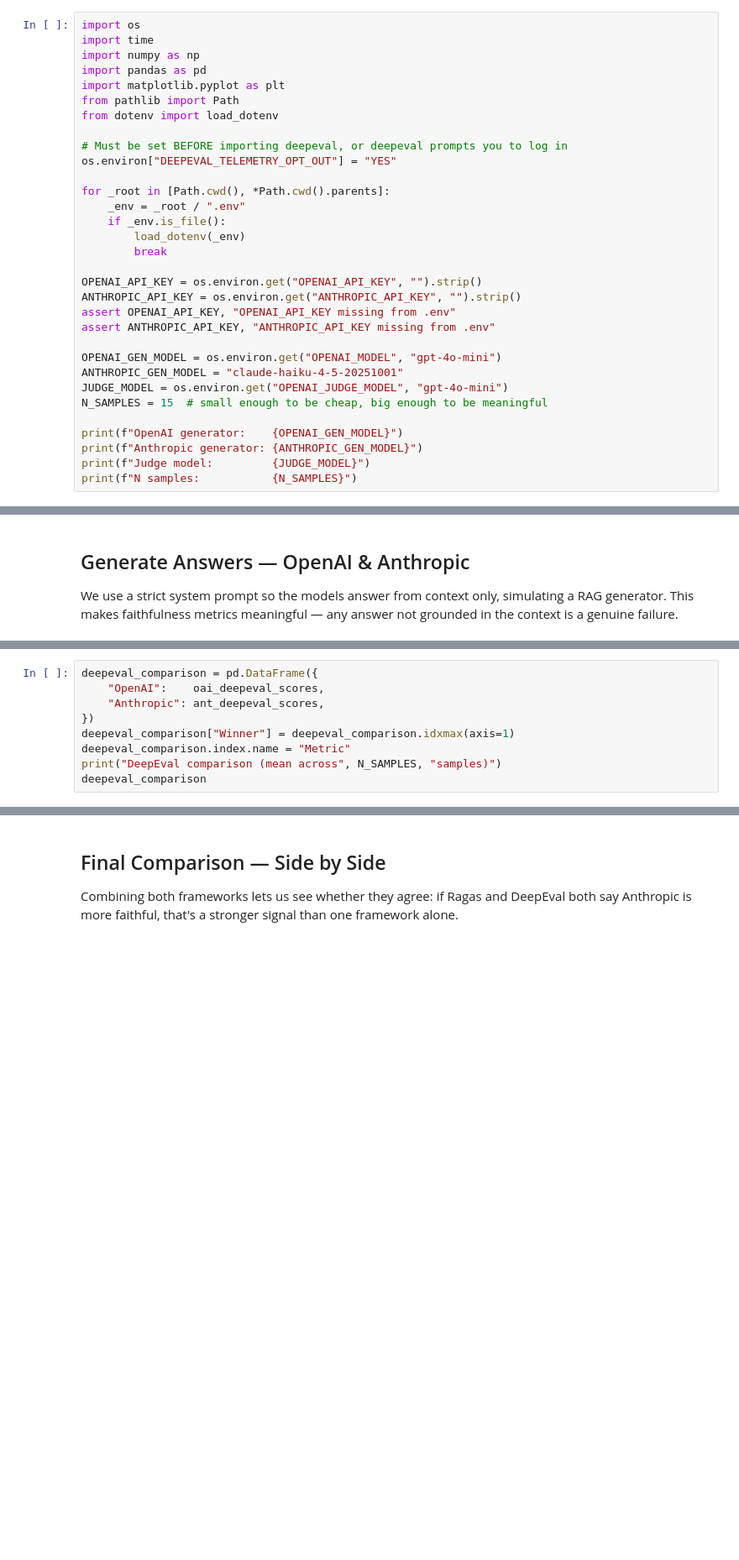
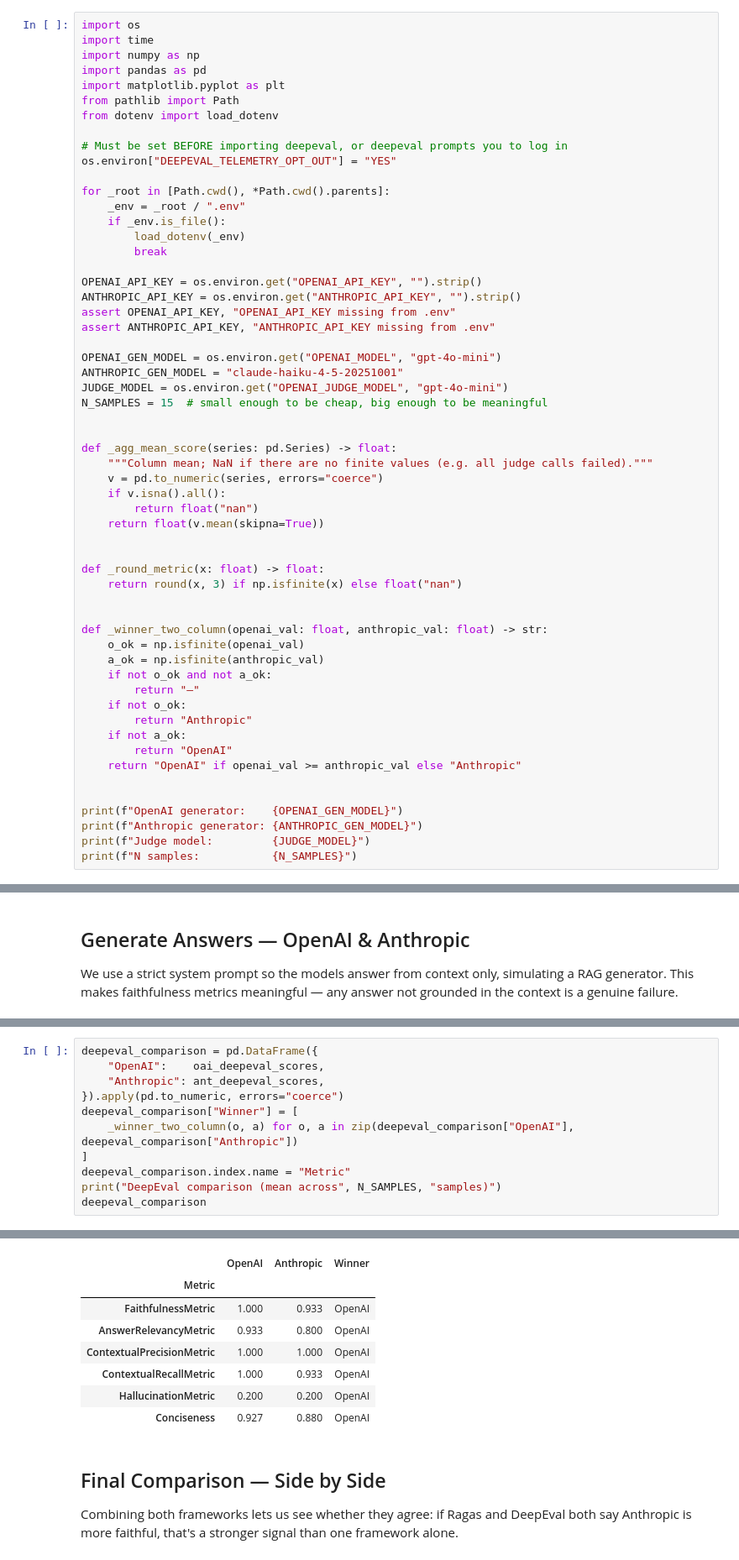
Before and after one commit to lonelysun1990/prototype, a Jupyter notebook: ml_evals/ml_evals_ragas_deepeval.ipynb, the cells around one changed output, grey strips where cells are left out. Shown at 84% size. Cells and saved outputs as stored; diff of their text form; blank space fills up the shorter version.

```diff
--- a/ml_evals/ml_evals_ragas_deepeval.ipynb
+++ b/ml_evals/ml_evals_ragas_deepeval.ipynb
@@ -73,6 +73,31 @@ ANTHROPIC_GEN_MODEL = "claude-haiku-4-5-20251001"
 JUDGE_MODEL = os.environ.get("OPENAI_JUDGE_MODEL", "gpt-4o-mini")
 N_SAMPLES = 15  # small enough to be cheap, big enough to be meaningful
 
+
+def _agg_mean_score(series: pd.Series) -> float:
+    """Column mean; NaN if there are no finite values (e.g. all judge calls failed)."""
+    v = pd.to_numeric(series, errors="coerce")
+    if v.isna().all():
+        return float("nan")
+    return float(v.mean(skipna=True))
+
+
+def _round_metric(x: float) -> float:
+    return round(x, 3) if np.isfinite(x) else float("nan")
+
+
+def _winner_two_column(openai_val: float, anthropic_val: float) -> str:
+    o_ok = np.isfinite(openai_val)
+    a_ok = np.isfinite(anthropic_val)
+    if not o_ok and not a_ok:
+        return "—"
+    if not o_ok:
+        return "Anthropic"
+    if not a_ok:
+        return "OpenAI"
+    return "OpenAI" if openai_val >= anthropic_val else "Anthropic"
+
+
 print(f"OpenAI generator:    {OPENAI_GEN_MODEL}")
 print(f"Anthropic generator: {ANTHROPIC_GEN_MODEL}")
 print(f"Judge model:         {JUDGE_MODEL}")
@@ -369,8 +515,11 @@ print("\nDone!")
 deepeval_comparison = pd.DataFrame({
     "OpenAI":    oai_deepeval_scores,
     "Anthropic": ant_deepeval_scores,
-})
-deepeval_comparison["Winner"] = deepeval_comparison.idxmax(axis=1)
+}).apply(pd.to_numeric, errors="coerce")
+deepeval_comparison["Winner"] = [
+    _winner_two_column(o, a) for o, a in zip(deepeval_comparison["OpenAI"], deepeval_comparison["Anthropic"])
+]
 deepeval_comparison.index.name = "Metric"
 print("DeepEval comparison (mean across", N_SAMPLES, "samples)")
 deepeval_comparison
+# %% [output]
@@ -377,3 +527,11 @@ deepeval_comparison
+|  | OpenAI | Anthropic | Winner |
+| Metric |  |  |  |
+| FaithfulnessMetric | 1.000 | 0.933 | OpenAI |
+| AnswerRelevancyMetric | 0.933 | 0.800 | OpenAI |
+| ContextualPrecisionMetric | 1.000 | 1.000 | OpenAI |
+| ContextualRecallMetric | 1.000 | 0.933 | OpenAI |
+| HallucinationMetric | 0.200 | 0.200 | OpenAI |
+| Conciseness | 0.927 | 0.880 | OpenAI |
 # %% [markdown]
 ## Final Comparison — Side by Side
 
```
Also changed, not shown: parts of 19 cells of this notebook, 12 other files.
